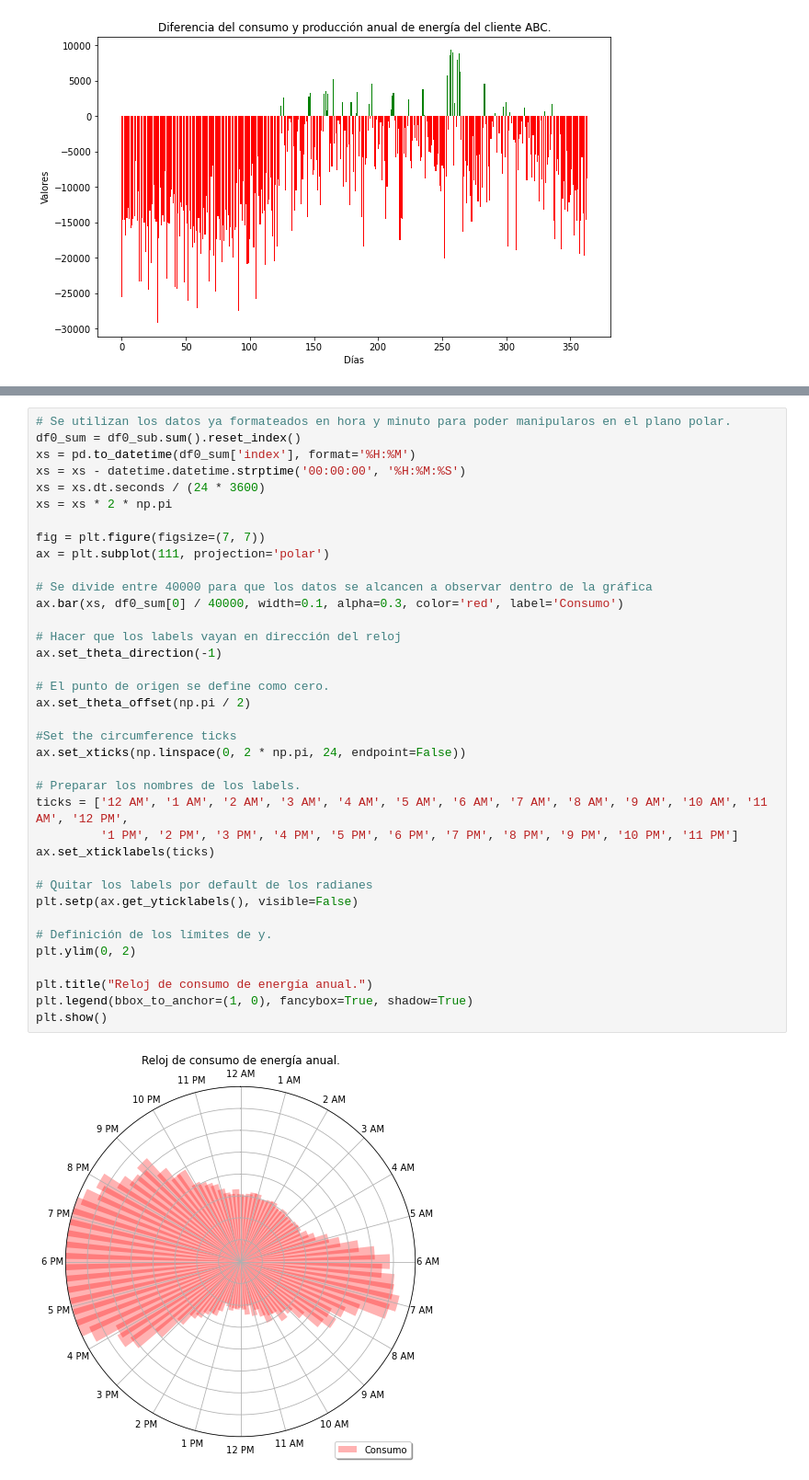
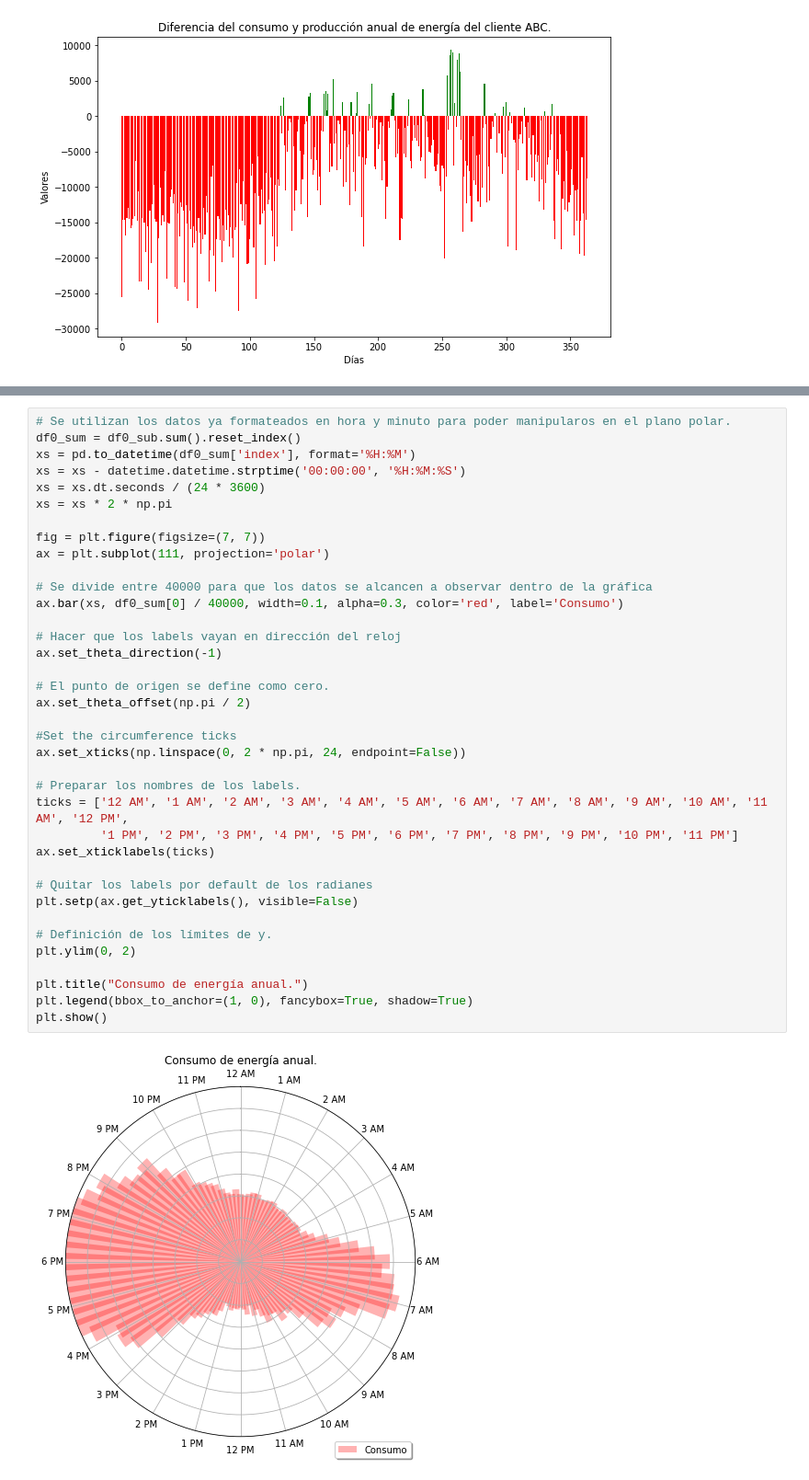
Before and after one commit to cesar-xyz/Equipo1_MA2006B, a Jupyter notebook: Exploracion_trazas.ipynb, the cells around one changed output, grey strips where cells are left out. Shown: that part at 92% size. Drawn from its saved outputs; the diff is of its cells as text.

```diff
--- a/Exploracion_trazas.ipynb
+++ b/Exploracion_trazas.ipynb
@@ -157,35 +159,35 @@ xs = xs * 2 * np.pi
 
 fig = plt.figure(figsize=(7, 7))
 ax = plt.subplot(111, projection='polar')
 
 # Se divide entre 40000 para que los datos se alcancen a observar dentro de la gráfica
 ax.bar(xs, df0_sum[0] / 40000, width=0.1, alpha=0.3, color='red', label='Consumo')
 
 # Hacer que los labels vayan en dirección del reloj
 ax.set_theta_direction(-1)
 
 # El punto de origen se define como cero.
 ax.set_theta_offset(np.pi / 2)
 
 #Set the circumference ticks
 ax.set_xticks(np.linspace(0, 2 * np.pi, 24, endpoint=False))
 
 # Preparar los nombres de los labels.
 ticks = ['12 AM', '1 AM', '2 AM', '3 AM', '4 AM', '5 AM', '6 AM', '7 AM', '8 AM', '9 AM', '10 AM', '11 AM', '12 PM',
          '1 PM', '2 PM', '3 PM', '4 PM', '5 PM', '6 PM', '7 PM', '8 PM', '9 PM', '10 PM', '11 PM']
 ax.set_xticklabels(ticks)
 
 # Quitar los labels por default de los radianes
 plt.setp(ax.get_yticklabels(), visible=False)
 
 # Definición de los límites de y.
 plt.ylim(0, 2)
 
-plt.title("Reloj de consumo de energía anual.")
+plt.title("Consumo de energía anual.")
 plt.legend(bbox_to_anchor=(1, 0), fancybox=True, shadow=True)
 plt.show()
 # %% [output]
-[figure, old version]
+[figure, new version]
 # %% [markdown]
 # Gráfica de tipo reloj de consumo anual por hora del dia.
 
```
Also changed, not shown: parts of 3 cells of this notebook.
